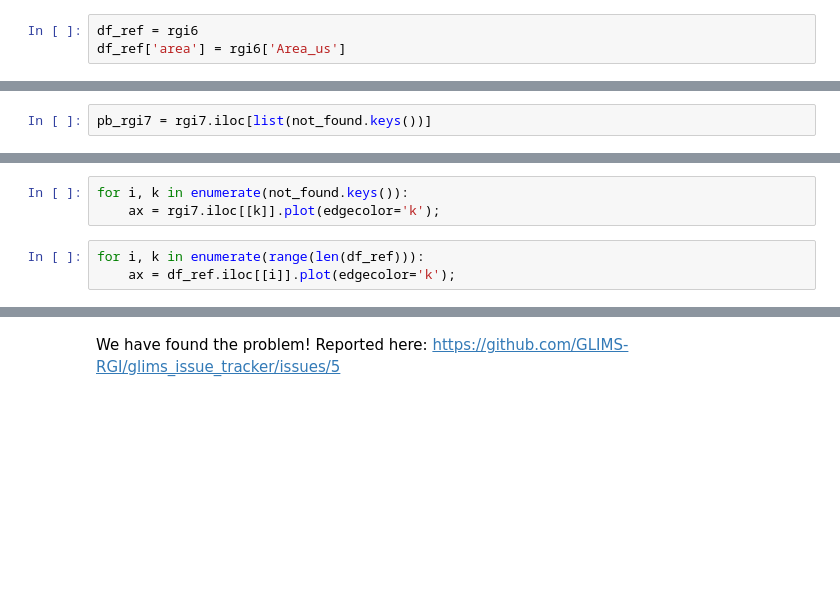
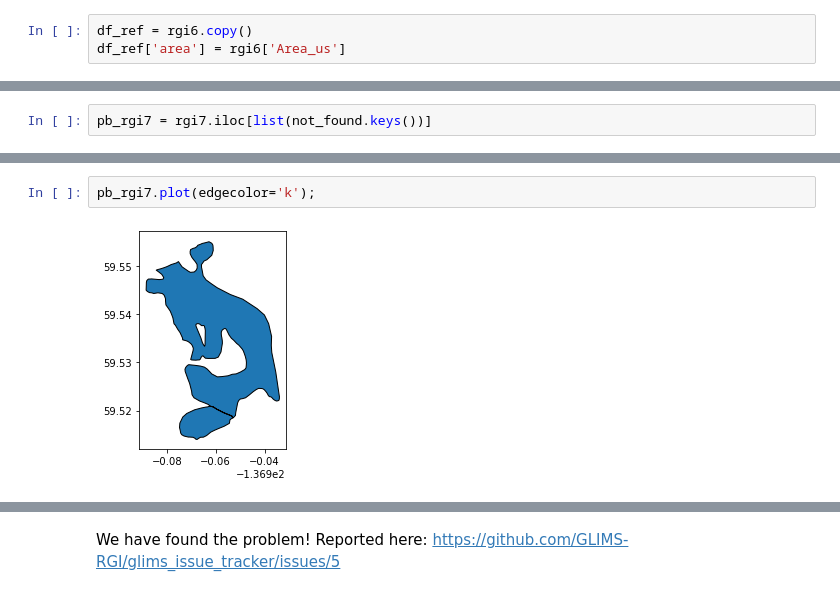
Before and after one commit to GLIMS-RGI/rgi7_scripts, a Jupyter notebook: workflow/RGI01.ipynb, the cells around one changed output, grey strips where cells are left out. Saved outputs shown, nothing was run; the diff lists cells and outputs as text; blank space fills up the shorter version.

```diff
--- a/workflow/RGI01.ipynb
+++ b/workflow/RGI01.ipynb
@@ -91,6 +112,6 @@ So, the difference is really small... BUT this one glacier less is intriging.
 # %% [markdown]
 ### Find the missing glacier
 # %%
-df_ref = rgi6
+df_ref = rgi6.copy()
 df_ref['area'] = rgi6['Area_us']
 # %%
@@ -138,6 +168,4 @@ pb_rgi7 = rgi7.iloc[list(not_found.keys())]
 # %%
-for i, k in enumerate(not_found.keys()):
-    ax = rgi7.iloc[[k]].plot(edgecolor='k');
+pb_rgi7.plot(edgecolor='k');
+# %% [output]
+[figure, added]
-# %%
-for i, k in enumerate(range(len(df_ref))):
-    ax = df_ref.iloc[[i]].plot(edgecolor='k');
```
Also changed, not shown: parts of 15 cells of this notebook, 7 other files.
